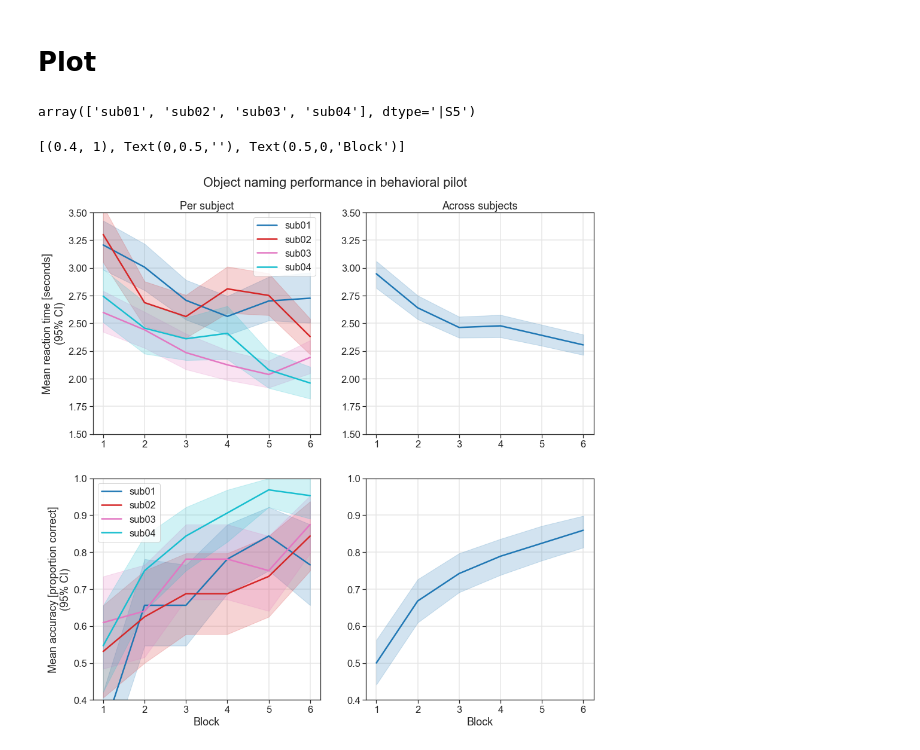
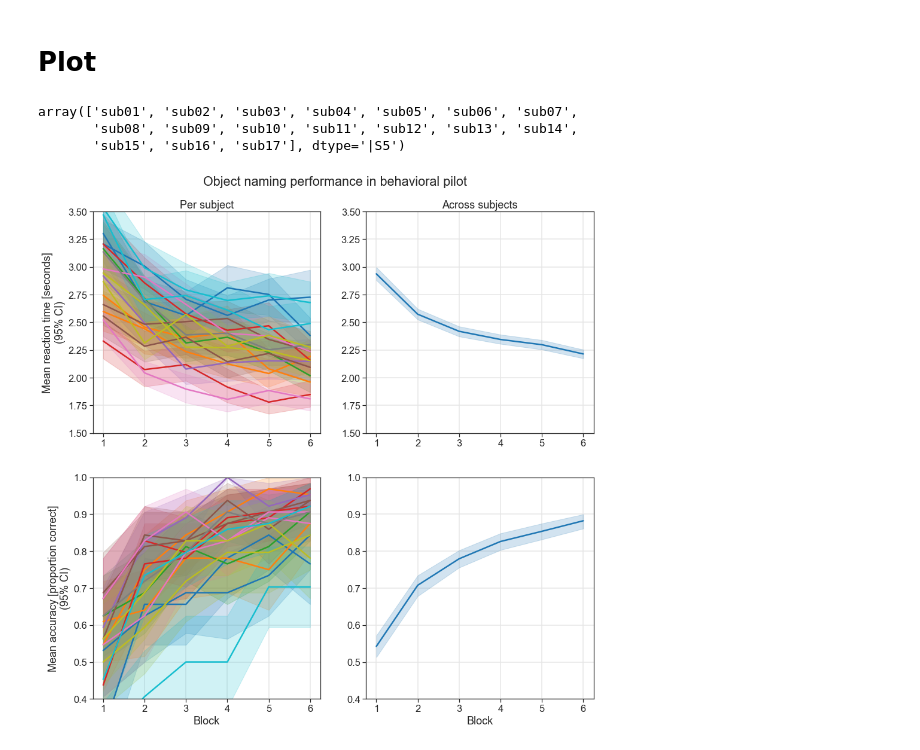
Before and after one commit to oliver-contier/ri_hmax, a Jupyter notebook: experiments/RI_objects_RSA/analysis/plot_behav_data.ipynb, the cells around one changed output. Saved outputs shown, nothing was run; the diff lists cells and outputs as text; code cells hidden in the pictures.

Commit message:
added n17 subs to behav_data plot and wrote to png

```diff
--- a/experiments/RI_objects_RSA/analysis/plot_behav_data.ipynb
+++ b/experiments/RI_objects_RSA/analysis/plot_behav_data.ipynb
@@ -31,7 +31,7 @@ behav_data
  '../behav_data/sub03_block3_behav.csv']
 # %%
 # create a single df from all csv files
-n_subs = 4
+n_subs = 17
 n_blocks = 6
 
 dfs = []
@@ -85,32 +74,35 @@ legend_labels = np.unique([
 
 legend_labels
 # %% [output]
-array(['sub01', 'sub02', 'sub03', 'sub04'], dtype='|S5')
+array(['sub01', 'sub02', 'sub03', 'sub04', 'sub05', 'sub06', 'sub07',
+       'sub08', 'sub09', 'sub10', 'sub11', 'sub12', 'sub13', 'sub14',
+       'sub15', 'sub16', 'sub17'], dtype='|S5')
 # %%
 fig, axes = plt.subplots(figsize=(15,15), ncols=2, nrows=2)
 
 fig.suptitle("Object naming performance in behavioral pilot", y=.935)
 
-figkwargs = {'err_style':'band', 'ci':95, 'data':df, 'x':'block'}
+figkwargs = {'err_style':'band', 'ci':95, 'data':df, 'x':'block', 'legend': False}
 
 # RT by subject
 sns.lineplot(y="rt", hue="SubjectID", ax=axes[0][0], palette='tab10', **figkwargs)
-axes[0][0].legend(legend_labels)
+# axes[0][0].legend(legend_labels)  # no legend bc too many subs
 axes[0][0].set(xlabel="", ylabel="Mean reaction time [seconds]\n(95% CI)", title='Per subject', ylim=(1.5, 3.5))
 
 # RT across subjects
 sns.lineplot(y="rt", ax=axes[0][1], **figkwargs)
 axes[0][1].set(ylabel='', xlabel='', title='Across subjects', ylim=(1.5, 3.5))
 #axes[0][1].yaxis.set_ticklabels([])
 
 # Accuracies by subject
 sns.lineplot(y="acc", hue='SubjectID', palette='tab10', ax=axes[1][0], **figkwargs)
 axes[1][0].set(ylabel="Mean accuracy [proportion correct]\n(95% CI)", ylim=(.4, 1), xlabel='Block')
-axes[1][0].legend(legend_labels)
+# axes[1][0].legend(legend_labels)
 
 # Accuracies across subjects
 sns.lineplot(y="acc",ax=axes[1][1], **figkwargs)
 axes[1][1].set(ylim=(.4,1), xlabel="Block", ylabel='')
+
+fig.savefig('./behav_data.png', dpi=300)
 # %% [output]
-[(0.4, 1), Text(0,0.5,''), Text(0.5,0,'Block')]
-[figure, old version]
+[figure, new version]
```
Also changed, not shown: parts of 2 cells of this notebook.
